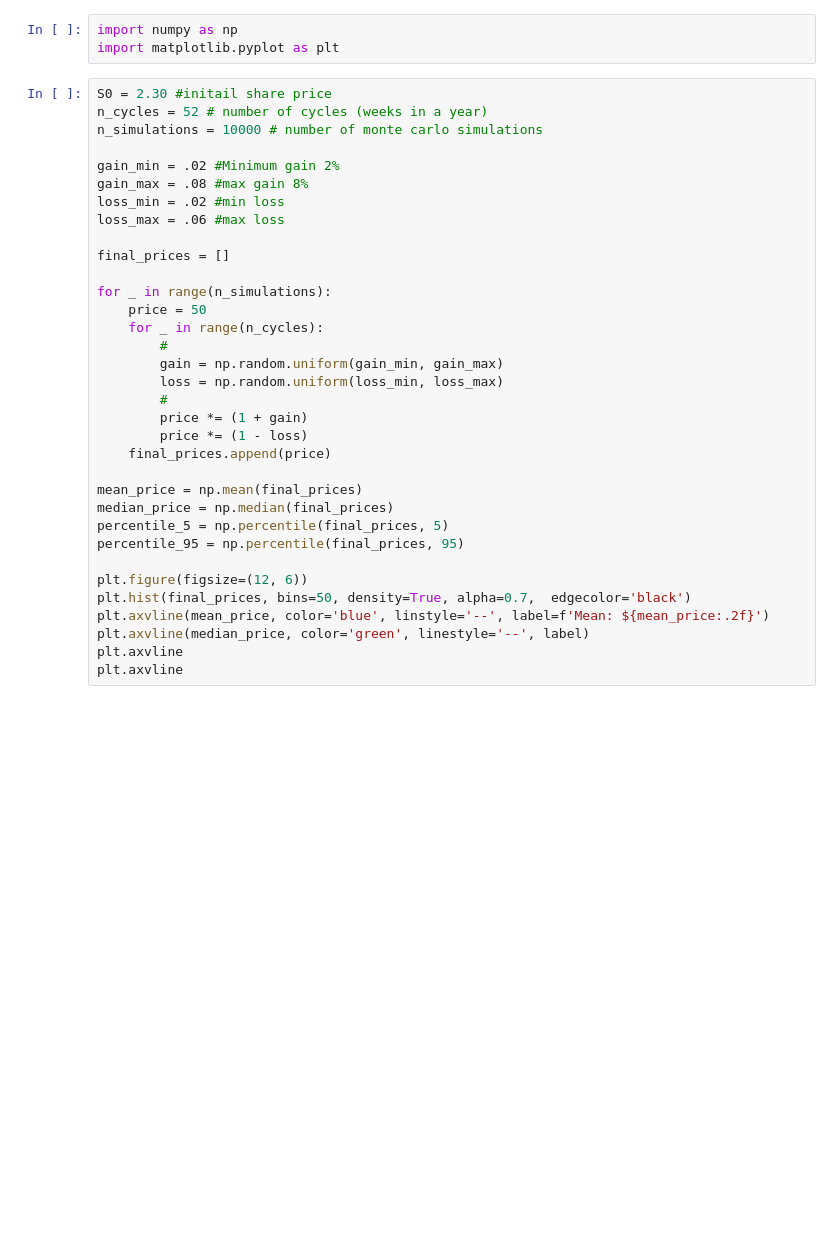
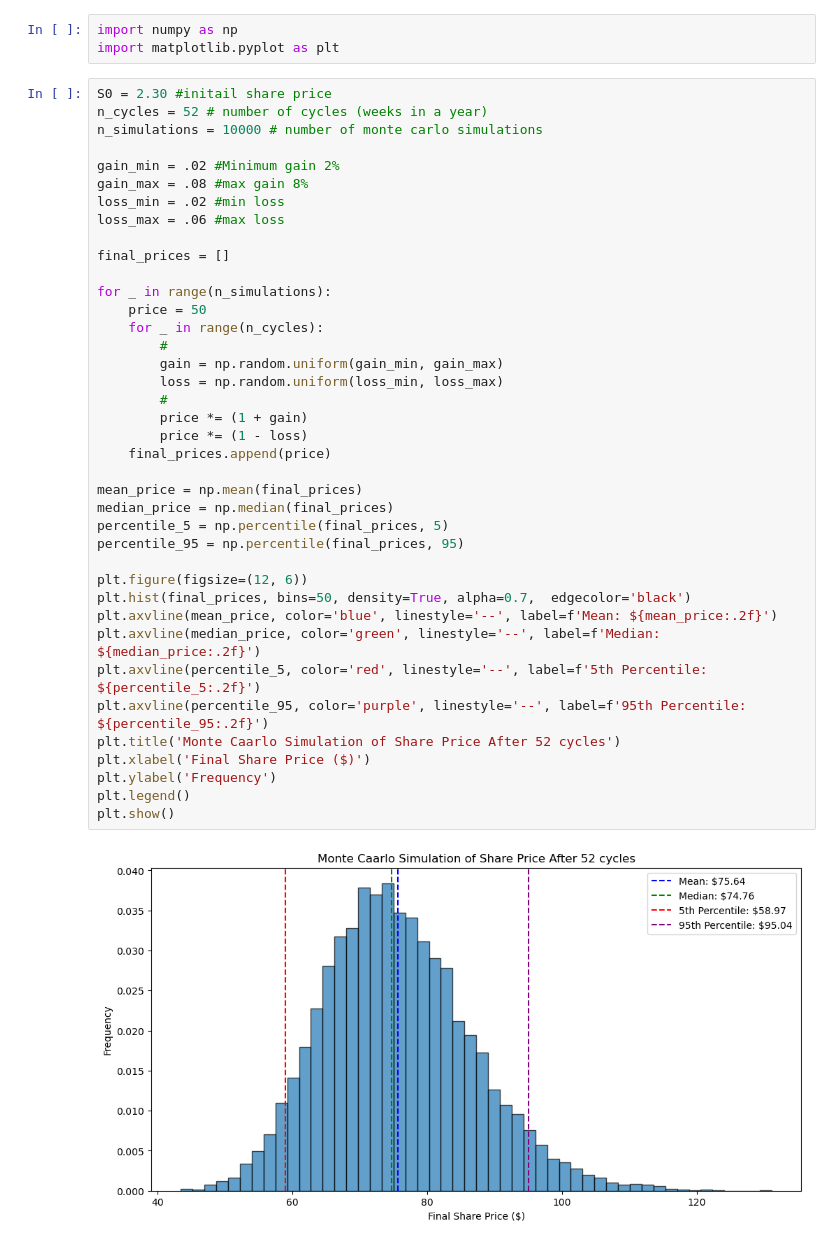
Before and after one commit to ovoxojxy/XRP-price-model, a Jupyter notebook: XRP/Simulation_1.ipynb, the cells around one changed output. Drawn from its saved outputs; the diff is of its cells as text; blank space fills up the shorter version.

Commit message:
Ran simulation using specified gain and loss ranges for a 52 week cycles

```diff
--- a/XRP/Simulation_1.ipynb
+++ b/XRP/Simulation_1.ipynb
@@ -9,34 +9,41 @@ import matplotlib.pyplot as plt
 # %%
 S0 = 2.30 #initail share price
 n_cycles = 52 # number of cycles (weeks in a year)
 n_simulations = 10000 # number of monte carlo simulations
 
 gain_min = .02 #Minimum gain 2%
 gain_max = .08 #max gain 8%
 loss_min = .02 #min loss
 loss_max = .06 #max loss
 
 final_prices = []
 
 for _ in range(n_simulations):
     price = 50
     for _ in range(n_cycles):
         #
         gain = np.random.uniform(gain_min, gain_max)
         loss = np.random.uniform(loss_min, loss_max)
         #
         price *= (1 + gain)
         price *= (1 - loss)
     final_prices.append(price)
 
 mean_price = np.mean(final_prices)
 median_price = np.median(final_prices)
 percentile_5 = np.percentile(final_prices, 5)
 percentile_95 = np.percentile(final_prices, 95)
 
 plt.figure(figsize=(12, 6))
 plt.hist(final_prices, bins=50, density=True, alpha=0.7,  edgecolor='black')
-plt.axvline(mean_price, color='blue', linstyle='--', label=f'Mean: ${mean_price:.2f}')
-plt.axvline(median_price, color='green', linestyle='--', label)
-plt.axvline
-plt.axvline
+plt.axvline(mean_price, color='blue', linestyle='--', label=f'Mean: ${mean_price:.2f}')
+plt.axvline(median_price, color='green', linestyle='--', label=f'Median: ${median_price:.2f}')
+plt.axvline(percentile_5, color='red', linestyle='--', label=f'5th Percentile: ${percentile_5:.2f}')
+plt.axvline(percentile_95, color='purple', linestyle='--', label=f'95th Percentile: ${percentile_95:.2f}')
+plt.title('Monte Caarlo Simulation of Share Price After 52 cycles')
+plt.xlabel('Final Share Price ($)')
+plt.ylabel('Frequency')
+plt.legend()
+plt.show()
+# %% [output]
+[figure, added]
```
Also changed, not shown: parts of 1 cell of this notebook.
